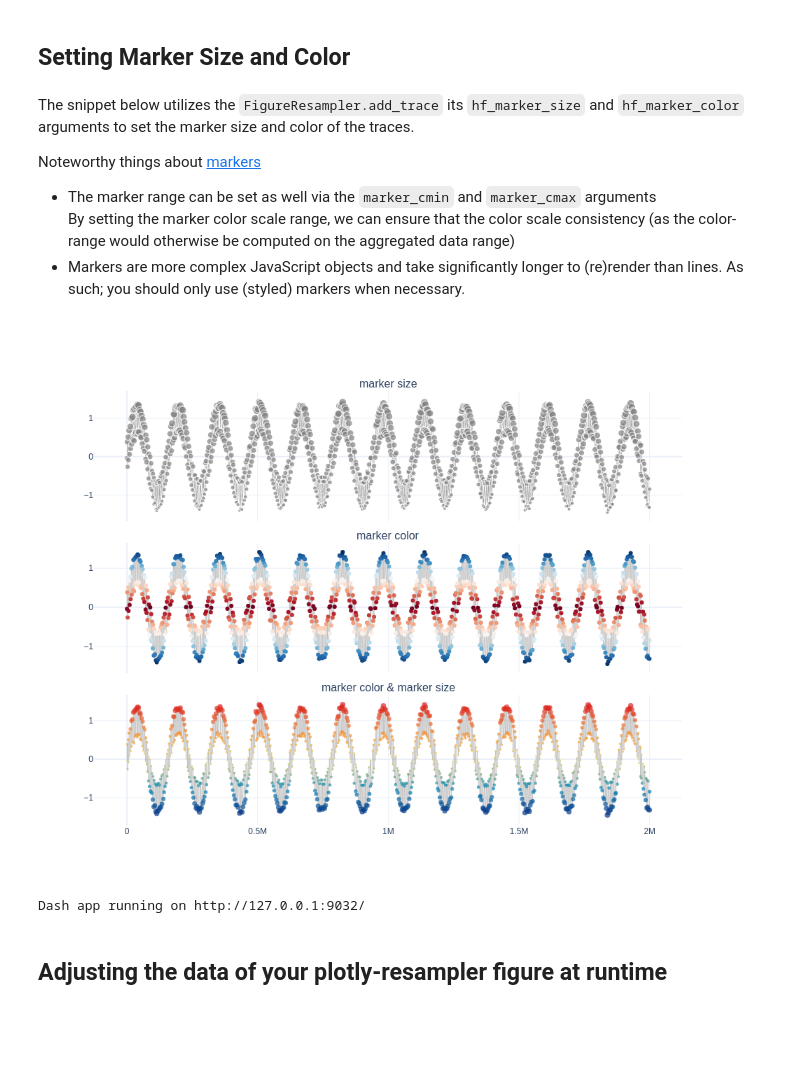
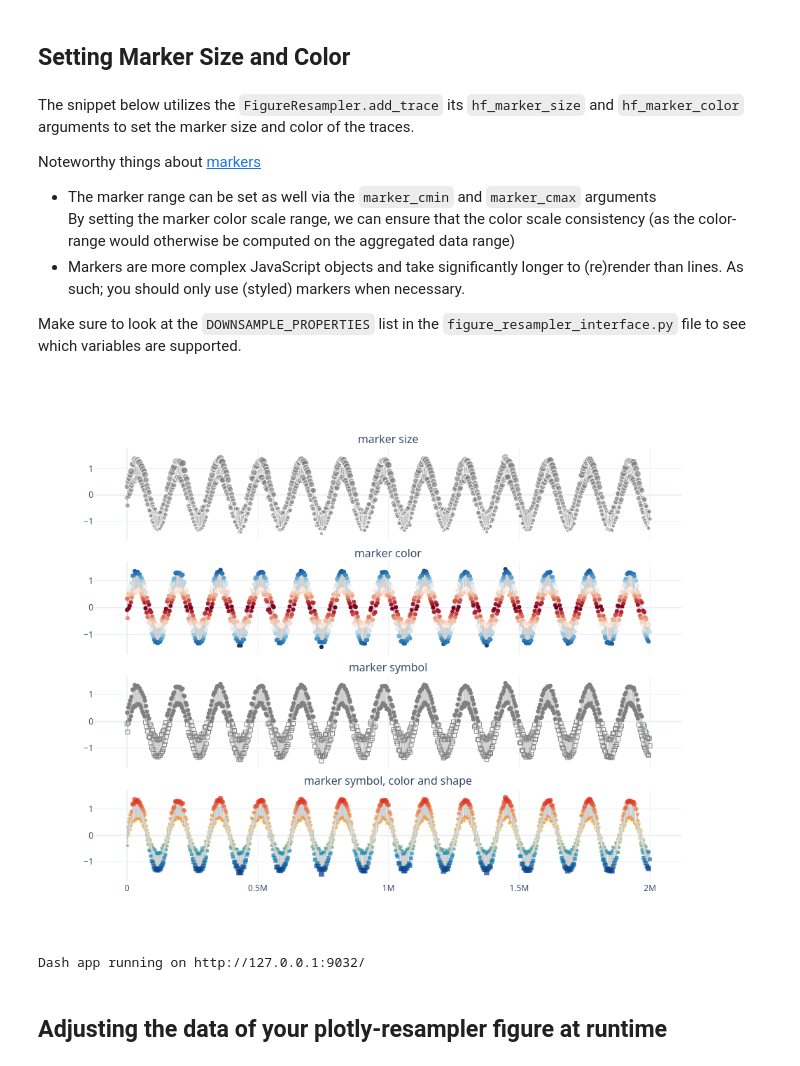
Before and after one commit to predict-idlab/plotly-resampler, a Jupyter notebook: examples/basic_example.ipynb, the cells around one changed output. Cells and saved outputs as stored; diff of their text form; code cells hidden in the pictures; blank space fills up the shorter version.

Commit message:
:crayon: upating basic example with other hf marker properties

```diff
--- a/examples/basic_example.ipynb
+++ b/examples/basic_example.ipynb
@@ -364,15 +368,17 @@ Noteworthy things about [markers](https://plotly.com/python-api-reference/genera
 -   The marker range can be set as well via the `marker_cmin` and `marker_cmax` arguments<br>
     By setting the marker color scale range, we can ensure that the color scale consistency (as the color-range would otherwise be computed on the aggregated data range)
 -   Markers are more complex JavaScript objects and take significantly longer to (re)render than lines. As such; you should only use (styled) markers when necessary.
+
+Make sure to look at the `DOWNSAMPLE_PROPERTIES` list in the `figure_resampler_interface.py` file to see which variables are supported.
 # %%
 # stationary_sine = (np.sin(x / 2000) + np.random.randn(n) / 10) * x / (n / 8)
 stationary_sine = np.sin(x / 25_000) + np.random.randn(x.shape[0]) / 10
 fig = FigureResampler(
     make_subplots(
-        rows=3,
+        rows=4,
         cols=1,
         shared_xaxes=True,
-        subplot_titles=["marker size", "marker color", "marker color & marker size"],
+        subplot_titles=["marker size", "marker color", "marker symbol", 'marker symbol, color and shape'],
         vertical_spacing=0.05,
     )
 )
@@ -405,35 +411,45 @@ fig.add_trace(
     hf_y=stationary_sine,
     hf_marker_color=np.abs(stationary_sine),
     row=2,
     col=1,
 )
 
 fig.add_trace(
+    go.Scatter(**shared_kwargs, marker_size=6),
+    hf_x=x,
+    hf_y=stationary_sine,
+    hf_marker_symbol=np.where(stationary_sine > 0, "circle", "square-open"),
+    row=3,
+    col=1,
+)
+
+fig.add_trace(
     go.Scatter(
         **shared_kwargs,
         marker_size=6,
         marker_colorscale="portland",
         marker_cmin=min(stationary_sine),
         marker_cmax=max(stationary_sine),
         marker_line_width=0,
     ),
     hf_x=x,
     hf_y=stationary_sine,
     hf_marker_color=stationary_sine,
     hf_marker_size=2 + 4 * np.abs(stationary_sine),
-    row=3,
+    hf_marker_symbol=np.where(stationary_sine > 0, "circle", "square"),
+    row=4,
     col=1,
 )
 
 fig.update_layout(height=800, template="plotly_white")
 
 # Displaying the figure -> instead of `show_dash`, use IPython's `display`
 if USE_PNG:
     fig.show(renderer="png", width=1000, height=800)
 
 fig.show_dash(mode="external", port=9032)
 # %% [output]
-[figure, old version]
+[figure, new version]
 Dash app running on http://127.0.0.1:9032/
 # %% [markdown]
 ## Adjusting the data of your plotly-resampler figure at runtime
```
Also changed, not shown: parts of 14 cells of this notebook.
